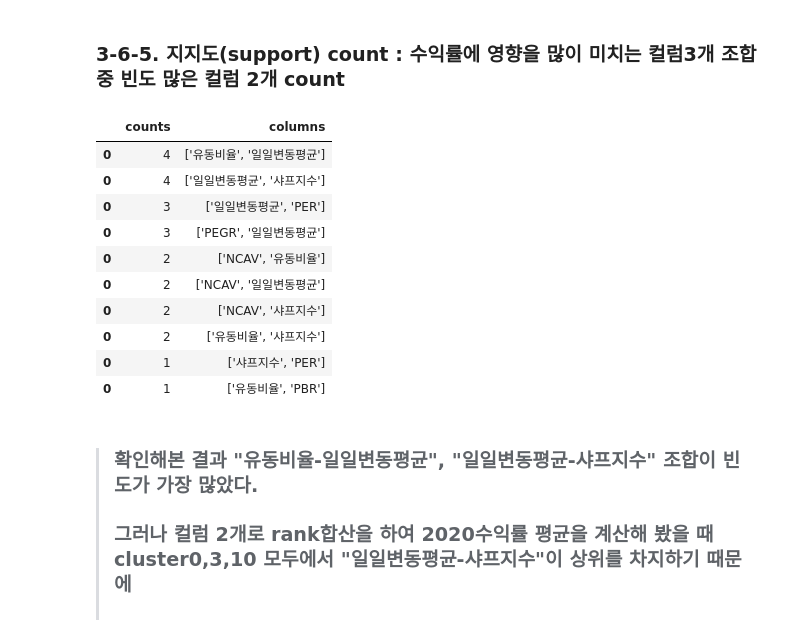
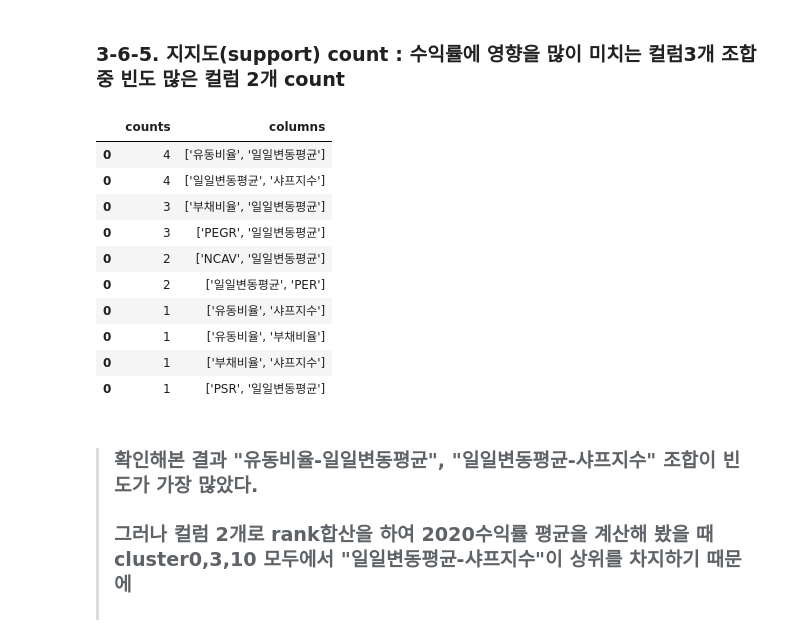
Before and after one commit to Jyassmin/UBION-PROJECT1, a Jupyter notebook: 2.PCA&Clustering.ipynb, the cells around one changed output. Cells and saved outputs as stored; diff of their text form; code cells hidden in the pictures.

```diff
--- a/2.PCA&Clustering.ipynb
+++ b/2.PCA&Clustering.ipynb
@@ -735,7 +735,7 @@ reciprocal_list=["NCAV", "유동비율", "일일변동평균", "샤프지수", "
 for i in reciprocal_list:
     cluster3[i] = cluster3[i].map(reciprocal)
 
-column_list = ["NCAV", "PEGR", "PSR", "유동비율", "일일변동평균", "샤프지수", "PER", "PBR", "시가총액"]
+column_list = ["NCAV", "PEGR", "PSR", "유동비율", "부채비율", "일일변동평균", "샤프지수", "PER", "PBR", "시가총액"]
 for i in column_list:
     cluster3[i] = cluster3[i].rank(method='min')
 
@@ -857,7 +857,7 @@ def func_ms3(df_origin, n_cluster):
         df_cluster[i] = df_cluster[i].map(reciprocal)
 
     # 조합할 columns 정의
-    column_list = ["NCAV", "PEGR", "PSR", "유동비율", "일일변동평균", "샤프지수", "PER", "PBR", "시가총액"]
+    column_list = ["NCAV", "PEGR", "PSR", "유동비율", "부채비율", "일일변동평균", "샤프지수", "PER", "PBR", "시가총액"]
     for i in column_list:
         df_cluster[i] = df_cluster[i].rank(method='min')
 
@@ -1018,7 +930,7 @@ func_ms4(df, 10).head(10)
 # %% [markdown]
 ### 3-6-5. 지지도(support) count : 수익률에 영향을 많이 미치는 컬럼3개 조합 중 빈도 많은 컬럼 2개 count
 # %%
-column_list = ["NCAV", "PEGR", "PSR", "유동비율", "일일변동평균", "샤프지수", "PER", "PBR", "시가총액"]
+column_list = ["NCAV", "PEGR", "PSR", "유동비율", "부채비율", "일일변동평균", "샤프지수", "PER", "PBR", "시가총액"]
 dfs = list()
 comb2 = list()
 
@@ -1030,41 +942,41 @@ for i in range(len(column_list)):
 # comb2[0]
 
 
 df_3col = func_ms3(df, 0).head(10)
 df_3col = df_3col[["col1","col2","col3"]]
 df_3col.reset_index(drop=True, inplace=True)
 
 dfs = list()
 for i in comb2: # 'PER', 'PBR', '시가총액']
     counts=0
 
     for k in range(len(df_3col)): # K:0~9
         cnt=0
         for j in i: # "PER"
             if j not in list(df_3col.iloc[k]):
                 continue
             cnt += 1
             if cnt == 2:
                 counts += 1
 
     dataframe = pd.DataFrame({"counts":[counts], "columns":str(i)})
     dfs.append(dataframe)
 
 df_result = pd.concat(dfs)
 # df_result
 df_result.sort_values(by="counts", ascending=False).head(10)
 # %% [output]
 |  | counts | columns |
 | 0 | 4 | ['유동비율', '일일변동평균'] |
 | 0 | 4 | ['일일변동평균', '샤프지수'] |
-| 0 | 3 | ['일일변동평균', 'PER'] |
+| 0 | 3 | ['부채비율', '일일변동평균'] |
 | 0 | 3 | ['PEGR', '일일변동평균'] |
-| 0 | 2 | ['NCAV', '유동비율'] |
 | 0 | 2 | ['NCAV', '일일변동평균'] |
-| 0 | 2 | ['NCAV', '샤프지수'] |
-| 0 | 2 | ['유동비율', '샤프지수'] |
-| 0 | 1 | ['샤프지수', 'PER'] |
-| 0 | 1 | ['유동비율', 'PBR'] |
+| 0 | 2 | ['일일변동평균', 'PER'] |
+| 0 | 1 | ['유동비율', '샤프지수'] |
+| 0 | 1 | ['유동비율', '부채비율'] |
+| 0 | 1 | ['부채비율', '샤프지수'] |
+| 0 | 1 | ['PSR', '일일변동평균'] |
 # %% [markdown]
 > ### 확인해본 결과 "유동비율-일일변동평균", "일일변동평균-샤프지수" 조합이 빈도가 가장 많았다.
 > ### 그러나 컬럼 2개로 rank합산을 하여 2020수익률 평균을 계산해 봤을 때 cluster0,3,10 모두에서 "일일변동평균-샤프지수"이 상위를 차지하기 때문에
```
Also changed, not shown: parts of 30 cells of this notebook, 1 other file.
